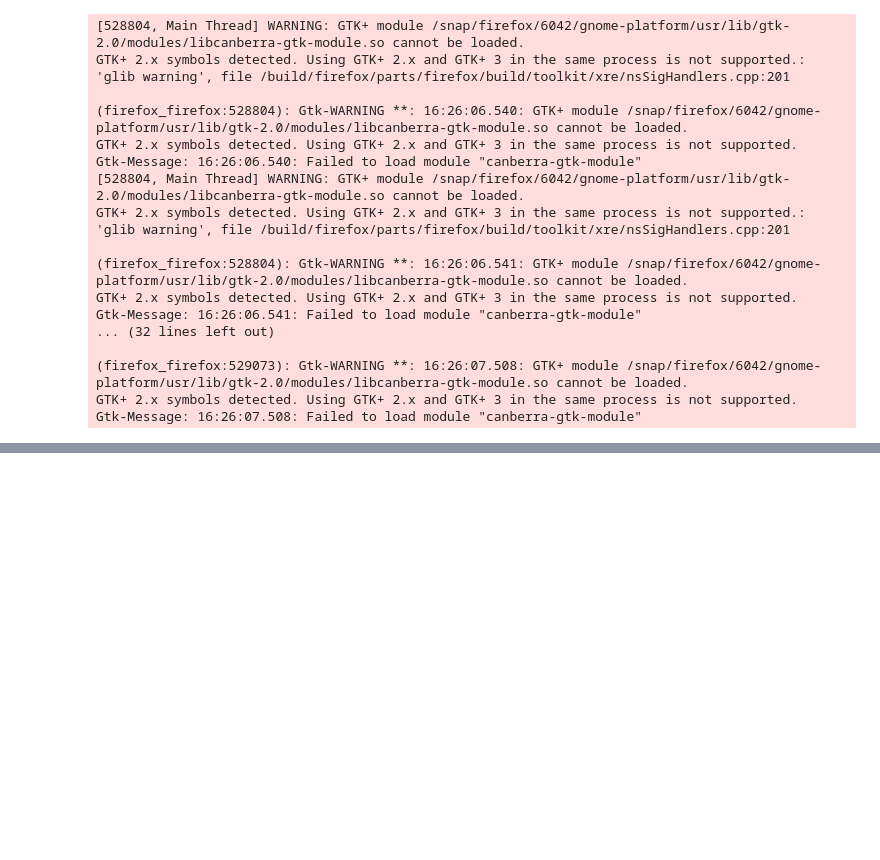
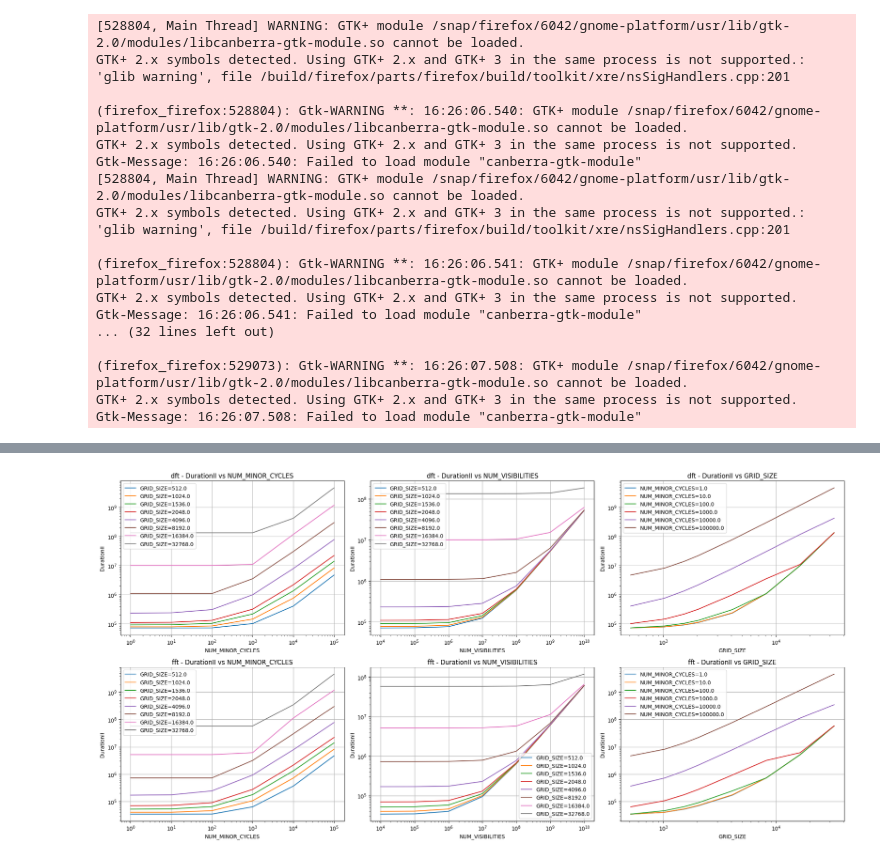
Before and after one commit to Ophelie-Renaud/simsdp-generic-imaging-pipeline, a Jupyter notebook: experimental_result_data/experimental_result_data.ipynb, the cells around one changed output, grey strips where cells are left out. Cells and saved outputs as stored; diff of their text form; code cells hidden in the pictures; blank space fills up the shorter version.

```diff
--- a/experimental_result_data/experimental_result_data.ipynb
+++ b/experimental_result_data/experimental_result_data.ipynb
@@ -538,0 +555,79 @@ Gtk-Message: 11:20:26.189: Not loading module "atk-bridge": The functionality is
+# %%
+import pandas as pd
+import numpy as np
+import matplotlib.pyplot as plt
+
+# Fichiers à afficher côte à côte
+simulated_sota_csv_files = {
+    "dft": "moldable/simu_sota/dft.csv",
+    "fft": "moldable/simu_sota/fft.csv",
+}
+
+# Fonction pour charger les données depuis un CSV
+def load_simu_csv_to_numpy(file_path):
+    df = pd.read_csv(file_path, sep=';')
+
+    # Extraire les valeurs uniques pour les paramètres
+    grid_sizes = sorted(df['GRID_SIZE'].unique())
+    num_cycles = sorted(df['NUM_MINOR_CYCLES'].unique())
+    num_visibilities = sorted(df['NUM_VISIBILITIES'].unique())
+
+    latency_simu = np.zeros((len(num_visibilities), len(num_cycles), len(grid_sizes)))
+
+    # Remplir la matrice des latences simulées
+    for i, vis in enumerate(num_visibilities):
+        for j, cycles in enumerate(num_cycles):
+            for k, grid in enumerate(grid_sizes):
+                value = df[(df['GRID_SIZE'] == grid) & (df['NUM_MINOR_CYCLES'] == cycles) & (df['NUM_VISIBILITIES'] == vis)]['DurationII'].values[0]
+                latency_simu[i, j, k] = value
+
+    return latency_simu, grid_sizes, num_cycles, num_visibilities
+
+# Fonction pour tracer les graphiques
+def plot_simu_data(simulated_sota_csv_files):
+    num_files = len(simulated_sota_csv_files)
+    fig, axes = plt.subplots(num_files, 3, figsize=(20, 5 * num_files))
+
+    for idx, (name, file_path) in enumerate(simulated_sota_csv_files.items()):
+        latency_simu, grid_sizes, num_cycles, num_visibilities = load_simu_csv_to_numpy(file_path)
+
+        # Tracer DurationII en fonction de NUM_MINOR_CYCLES
+        for k, grid_size in enumerate(grid_sizes):
+            axes[idx, 0].plot(num_cycles, latency_simu[0, :, k], label=f'GRID_SIZE={grid_size}')
+        axes[idx, 0].set_xlabel('NUM_MINOR_CYCLES')
+        axes[idx, 0].set_ylabel('DurationII')
+        axes[idx, 0].set_title(f'{name} - DurationII vs NUM_MINOR_CYCLES')
+        axes[idx, 0].set_xscale('log')
+        axes[idx, 0].set_yscale('log')
+        axes[idx, 0].legend()
+        axes[idx, 0].grid(True)
+
+        # Tracer DurationII en fonction de NUM_VISIBILITIES
+        for k, grid_size in enumerate(grid_sizes):
+            axes[idx, 1].plot(num_visibilities, latency_simu[:, 0, k], label=f'GRID_SIZE={grid_size}')
+        axes[idx, 1].set_xlabel('NUM_VISIBILITIES')
+        axes[idx, 1].set_ylabel('DurationII')
+        axes[idx, 1].set_title(f'{name} - DurationII vs NUM_VISIBILITIES')
+        axes[idx, 1].set_xscale('log')
+        axes[idx, 1].set_yscale('log')
+        axes[idx, 1].legend()
+        axes[idx, 1].grid(True)
+
+        # Tracer DurationII en fonction de GRID_SIZE
+        for j, num_cycle in enumerate(num_cycles):
+            axes[idx, 2].plot(grid_sizes, latency_simu[0, j, :], label=f'NUM_MINOR_CYCLES={num_cycle}')
+        axes[idx, 2].set_xlabel('GRID_SIZE')
+        axes[idx, 2].set_ylabel('DurationII')
+        axes[idx, 2].set_title(f'{name} - DurationII vs GRID_SIZE')
+        axes[idx, 2].set_xscale('log')
+        axes[idx, 2].set_yscale('log')
+        axes[idx, 2].legend()
+        axes[idx, 2].grid(True)
+
+    plt.tight_layout()
+    plt.show()
+
+# Tracer les données
+plot_simu_data(simulated_sota_csv_files)
+# %% [output]
+[figure, added]
```
Also changed, not shown: parts of 4 cells of this notebook, 7 other files.
